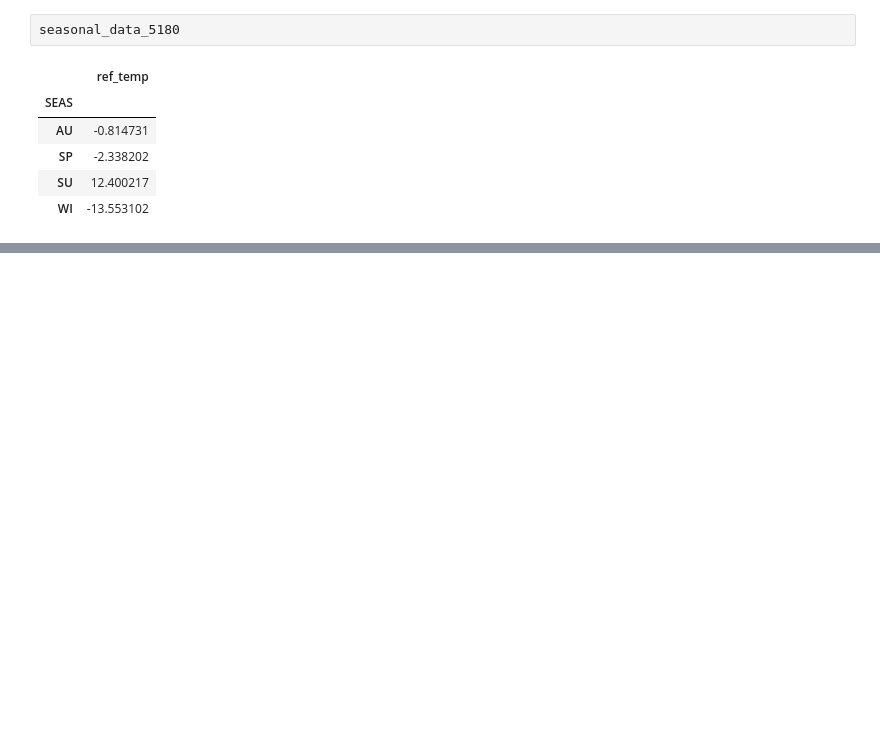
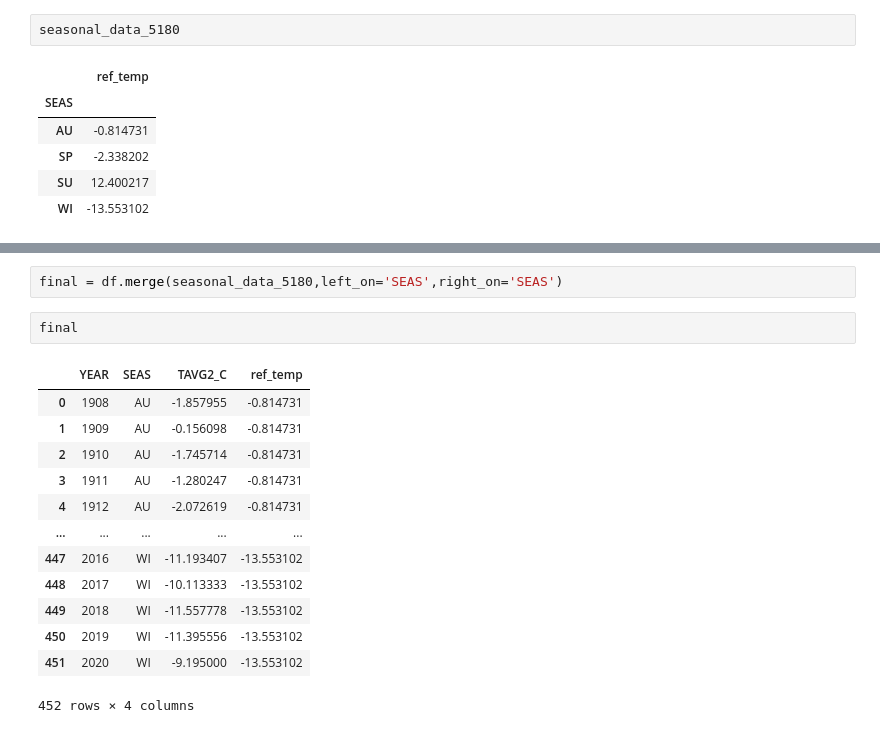
Before and after one commit to cdbyl/cdbyl_geopython, a Jupyter notebook: Final-exercise/seasonal-weather-anomalies.ipynb, the cells around one changed output, grey strips where cells are left out. Cells and saved outputs as stored; diff of their text form; blank space fills up the shorter version.

```diff
--- a/Final-exercise/seasonal-weather-anomalies.ipynb
+++ b/Final-exercise/seasonal-weather-anomalies.ipynb
@@ -102,0 +110,18 @@ AttributeError: 'Series' object has no attribute 'merge'
+# %%
+final = df.merge(seasonal_data_5180,left_on='SEAS',right_on='SEAS')
+# %%
+final
+# %% [output]
+|  | YEAR | SEAS | TAVG2_C | ref_temp |
+| 0 | 1908 | AU | -1.857955 | -0.814731 |
+| 1 | 1909 | AU | -0.156098 | -0.814731 |
+| 2 | 1910 | AU | -1.745714 | -0.814731 |
+| 3 | 1911 | AU | -1.280247 | -0.814731 |
+| 4 | 1912 | AU | -2.072619 | -0.814731 |
+| ... | ... | ... | ... | ... |
+| 447 | 2016 | WI | -11.193407 | -13.553102 |
+| 448 | 2017 | WI | -10.113333 | -13.553102 |
+| 449 | 2018 | WI | -11.557778 | -13.553102 |
+| 450 | 2019 | WI | -11.395556 | -13.553102 |
+| 451 | 2020 | WI | -9.195000 | -13.553102 |
+452 rows × 4 columns
```
Also changed, not shown: parts of 12 cells of this notebook, 1 other file.
